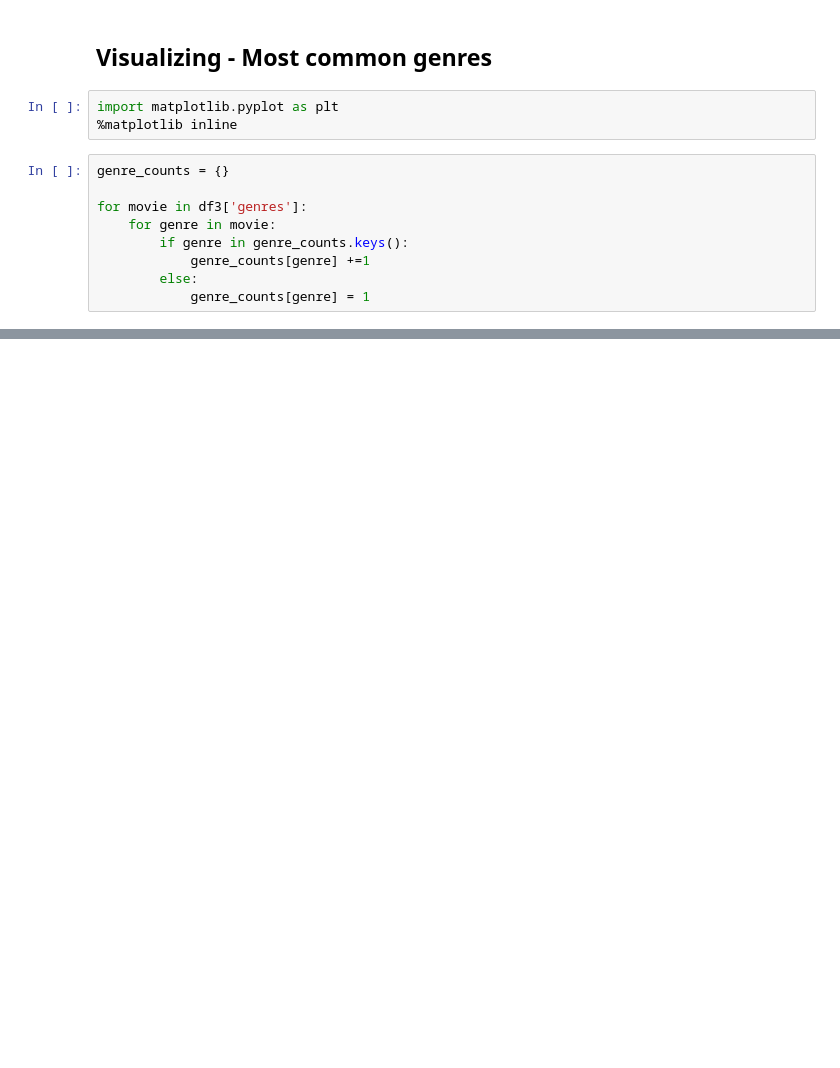
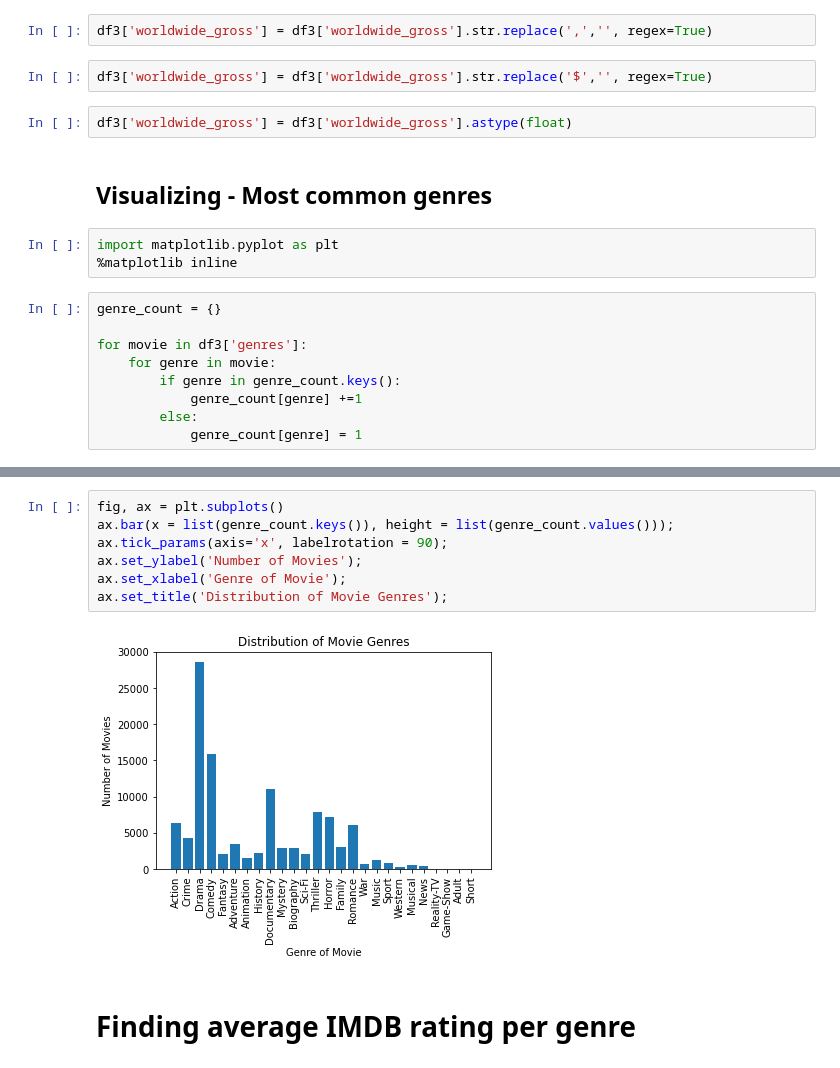
Before and after one commit to ThomasHChapman/p1_project, a Jupyter notebook: tom-working.ipynb, the cells around one changed output, grey strips where cells are left out. Drawn from its saved outputs; the diff is of its cells as text; blank space fills up the shorter version.

```diff
--- a/tom-working.ipynb
+++ b/tom-working.ipynb
@@ -343,14 +344,20 @@ df3 = df3.dropna(subset=['genres'])
+# %%
+df3['worldwide_gross'] = df3['worldwide_gross'].str.replace(',','', regex=True)
+# %%
+df3['worldwide_gross'] = df3['worldwide_gross'].str.replace('$','', regex=True)
+# %%
+df3['worldwide_gross'] = df3['worldwide_gross'].astype(float)
 # %% [markdown]
 ## Visualizing - Most common genres
 # %%
 import matplotlib.pyplot as plt
 %matplotlib inline
 # %%
-genre_counts = {}
+genre_count = {}
 
 for movie in df3['genres']:
     for genre in movie:
-        if genre in genre_counts.keys():
-            genre_counts[genre] +=1
+        if genre in genre_count.keys():
+            genre_count[genre] +=1
         else:
-            genre_counts[genre] = 1
+            genre_count[genre] = 1
@@ -384,0 +384,11 @@ ax =
+# %%
+fig, ax = plt.subplots()
+ax.bar(x = list(genre_count.keys()), height = list(genre_count.values()));
+ax.tick_params(axis='x', labelrotation = 90);
+ax.set_ylabel('Number of Movies');
+ax.set_xlabel('Genre of Movie');
+ax.set_title('Distribution of Movie Genres');
+# %% [output]
+[figure, added]
+# %% [markdown]
+# Finding average IMDB rating per genre
```
Also changed, not shown: parts of 18 cells of this notebook.
